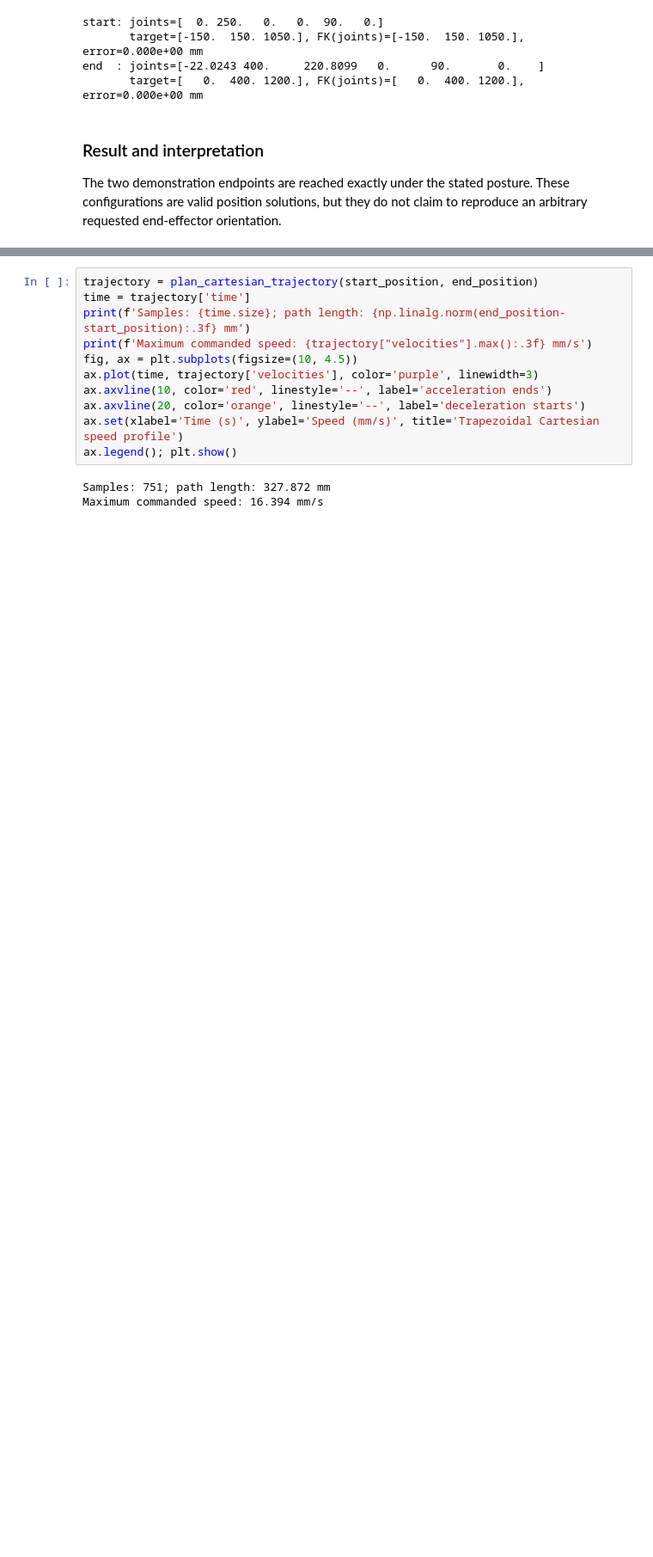
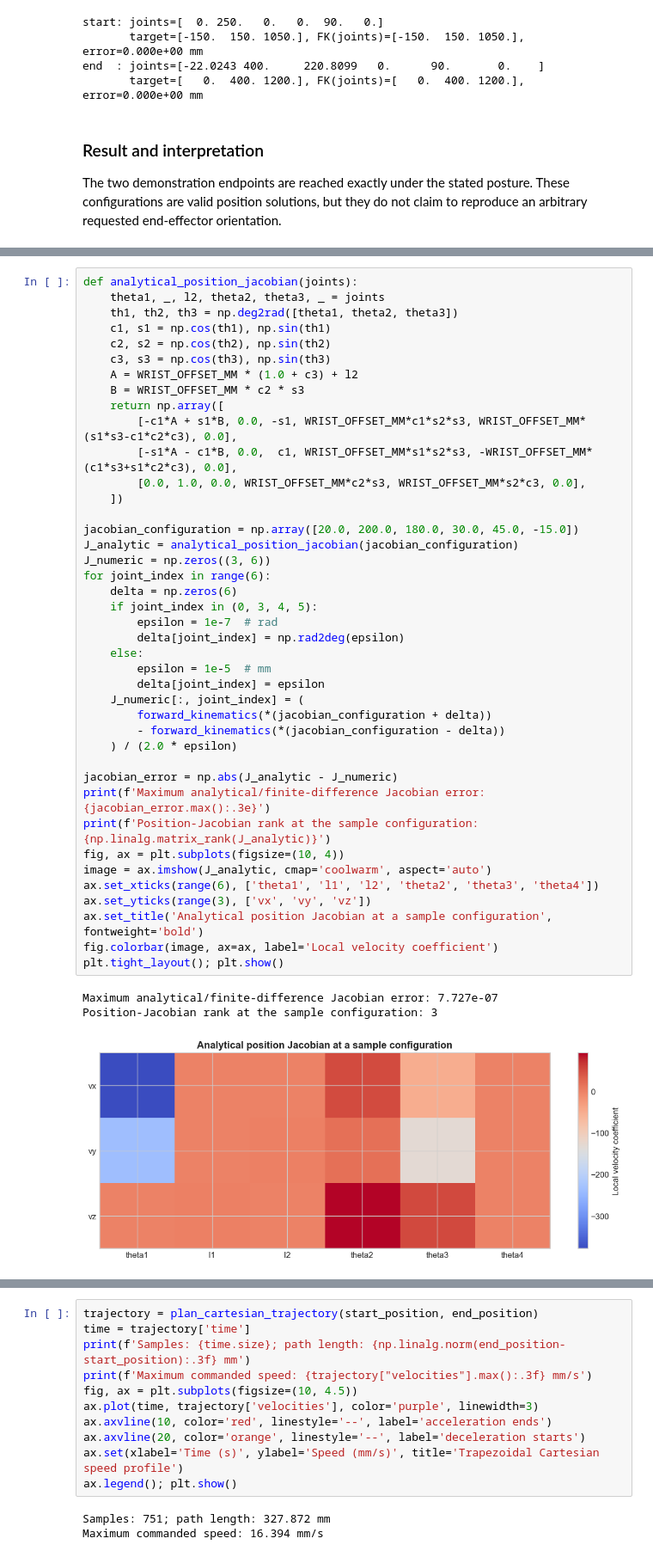
Before and after one commit to yuvalMARMOR/scara-6dof-project, a Jupyter notebook: notebooks/scara_6dof_walkthrough.ipynb, the cells around one changed output, grey strips where cells are left out. Shown at 86% size. Saved outputs shown, nothing was run; the diff lists cells and outputs as text; blank space fills up the shorter version.

```diff
--- a/notebooks/scara_6dof_walkthrough.ipynb
+++ b/notebooks/scara_6dof_walkthrough.ipynb
@@ -244,0 +271,45 @@ The two demonstration endpoints are reached exactly under the stated posture. Th
+# %%
+def analytical_position_jacobian(joints):
+    theta1, _, l2, theta2, theta3, _ = joints
+    th1, th2, th3 = np.deg2rad([theta1, theta2, theta3])
+    c1, s1 = np.cos(th1), np.sin(th1)
+    c2, s2 = np.cos(th2), np.sin(th2)
+    c3, s3 = np.cos(th3), np.sin(th3)
+    A = WRIST_OFFSET_MM * (1.0 + c3) + l2
+    B = WRIST_OFFSET_MM * c2 * s3
+    return np.array([
+        [-c1*A + s1*B, 0.0, -s1, WRIST_OFFSET_MM*c1*s2*s3, WRIST_OFFSET_MM*(s1*s3-c1*c2*c3), 0.0],
+        [-s1*A - c1*B, 0.0,  c1, WRIST_OFFSET_MM*s1*s2*s3, -WRIST_OFFSET_MM*(c1*s3+s1*c2*c3), 0.0],
+        [0.0, 1.0, 0.0, WRIST_OFFSET_MM*c2*s3, WRIST_OFFSET_MM*s2*c3, 0.0],
+    ])
+
+jacobian_configuration = np.array([20.0, 200.0, 180.0, 30.0, 45.0, -15.0])
+J_analytic = analytical_position_jacobian(jacobian_configuration)
+J_numeric = np.zeros((3, 6))
+for joint_index in range(6):
+    delta = np.zeros(6)
+    if joint_index in (0, 3, 4, 5):
+        epsilon = 1e-7  # rad
+        delta[joint_index] = np.rad2deg(epsilon)
+    else:
+        epsilon = 1e-5  # mm
+        delta[joint_index] = epsilon
+    J_numeric[:, joint_index] = (
+        forward_kinematics(*(jacobian_configuration + delta))
+        - forward_kinematics(*(jacobian_configuration - delta))
+    ) / (2.0 * epsilon)
+
+jacobian_error = np.abs(J_analytic - J_numeric)
+print(f'Maximum analytical/finite-difference Jacobian error: {jacobian_error.max():.3e}')
+print(f'Position-Jacobian rank at the sample configuration: {np.linalg.matrix_rank(J_analytic)}')
+fig, ax = plt.subplots(figsize=(10, 4))
+image = ax.imshow(J_analytic, cmap='coolwarm', aspect='auto')
+ax.set_xticks(range(6), ['theta1', 'l1', 'l2', 'theta2', 'theta3', 'theta4'])
+ax.set_yticks(range(3), ['vx', 'vy', 'vz'])
+ax.set_title('Analytical position Jacobian at a sample configuration', fontweight='bold')
+fig.colorbar(image, ax=ax, label='Local velocity coefficient')
+plt.tight_layout(); plt.show()
+# %% [output]
+Maximum analytical/finite-difference Jacobian error: 7.727e-07
+Position-Jacobian rank at the sample configuration: 3
+[figure, added]
```
Also changed, not shown: parts of 26 cells of this notebook, 2 other files.
